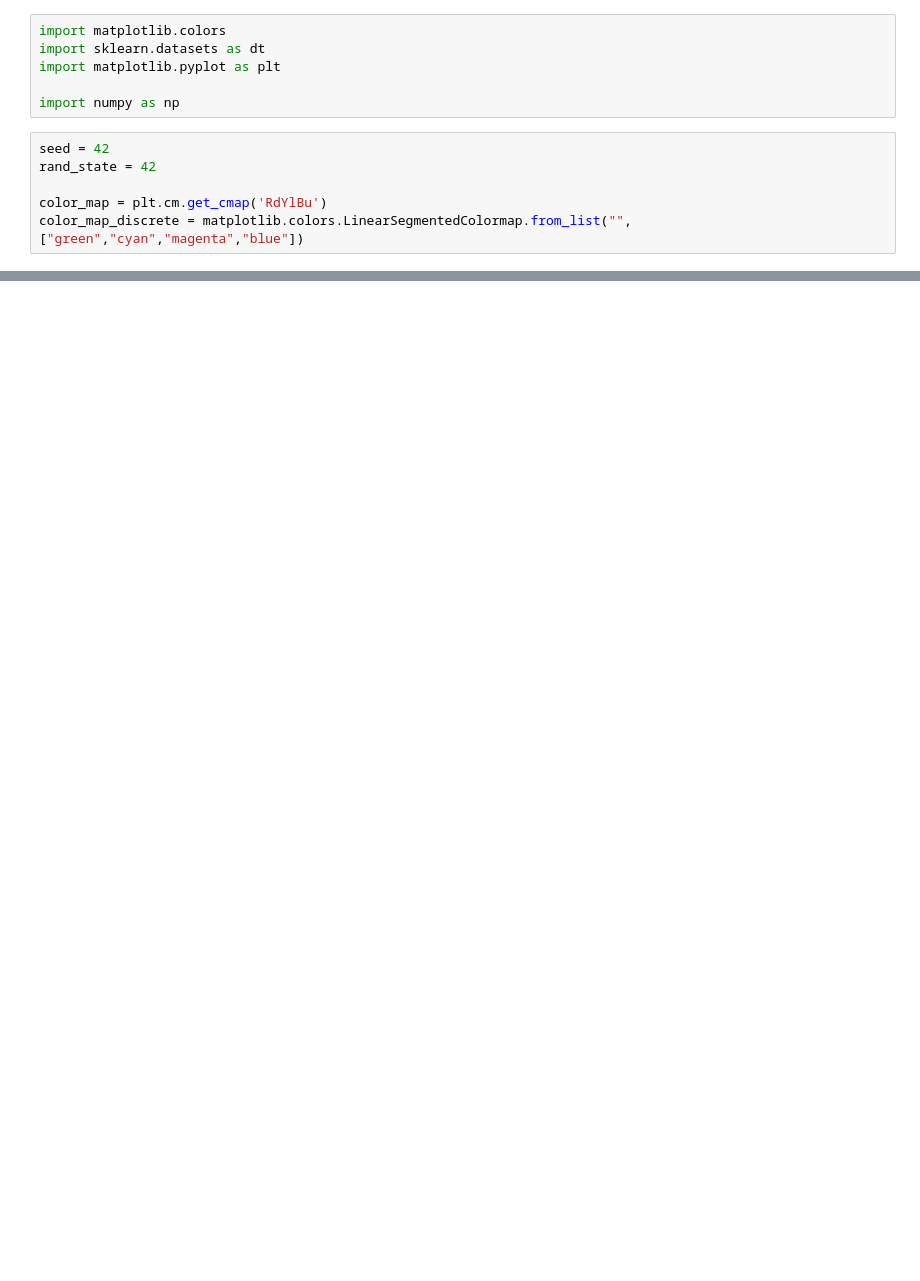
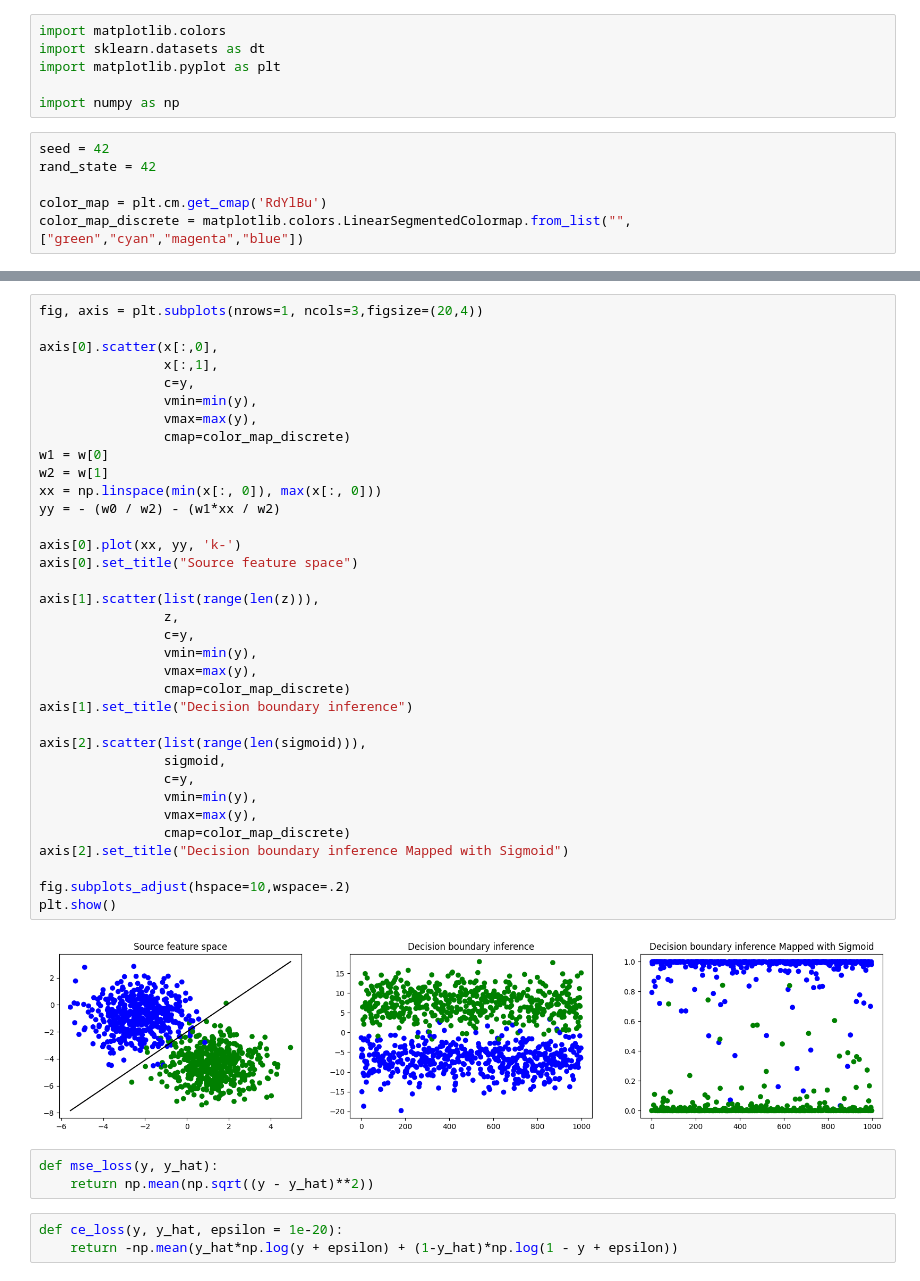
Before and after one commit to denistr16/ml-playground, a Jupyter notebook: losses/MSE vs CE visualization.ipynb, the cells around one changed output, grey strips where cells are left out. Cells and saved outputs as stored; diff of their text form; blank space fills up the shorter version.

```diff
--- a/losses/MSE vs CE visualization.ipynb
+++ b/losses/MSE vs CE visualization.ipynb
@@ -27,0 +57,43 @@ plt.show()
+# %%
+fig, axis = plt.subplots(nrows=1, ncols=3,figsize=(20,4))
+
+axis[0].scatter(x[:,0],
+                x[:,1],
+                c=y,
+                vmin=min(y),
+                vmax=max(y),
+                cmap=color_map_discrete)
+w1 = w[0]
+w2 = w[1]
+xx = np.linspace(min(x[:, 0]), max(x[:, 0]))
+yy = - (w0 / w2) - (w1*xx / w2)
+
+axis[0].plot(xx, yy, 'k-')
+axis[0].set_title("Source feature space")
+
+axis[1].scatter(list(range(len(z))),
+                z,
+                c=y,
+                vmin=min(y),
+                vmax=max(y),
+                cmap=color_map_discrete)
+axis[1].set_title("Decision boundary inference")
+
+axis[2].scatter(list(range(len(sigmoid))),
+                sigmoid,
+                c=y,
+                vmin=min(y),
+                vmax=max(y),
+                cmap=color_map_discrete)
+axis[2].set_title("Decision boundary inference Mapped with Sigmoid")
+
+fig.subplots_adjust(hspace=10,wspace=.2)
+plt.show()
+# %% [output]
+[figure, added]
+# %%
+def mse_loss(y, y_hat):
+    return np.mean(np.sqrt((y - y_hat)**2))
+# %%
+def ce_loss(y, y_hat, epsilon = 1e-20):
+    return -np.mean(y_hat*np.log(y + epsilon) + (1-y_hat)*np.log(1 - y + epsilon))
```
Also changed, not shown: parts of 4 cells of this notebook.
